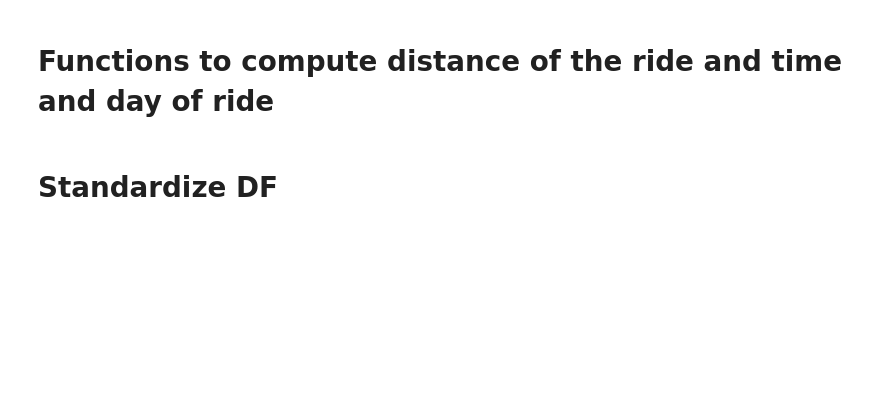
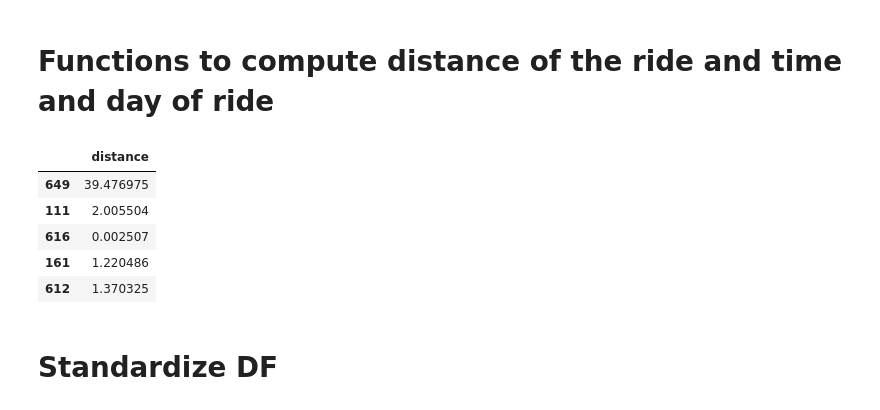
Before and after one commit to LouiseDantas/taxi-fare, a Jupyter notebook: notebooks/taxifarepred.ipynb, the cells around one changed output. Drawn from its saved outputs; the diff is of its cells as text; code cells hidden in the pictures; blank space fills up the shorter version.

```diff
--- a/notebooks/taxifarepred.ipynb
+++ b/notebooks/taxifarepred.ipynb
@@ -127,6 +149,17 @@ class TimeFeaturesEncoder(BaseEstimator, TransformerMixin):
         X_["month"] = X_.index.month
         X_["year"] = X_.index.year
         return X_[['dow', 'hour', 'month', 'year']]
+# %%
+distance_transformed=DistanceTransformer()
+distance=distance_transformed.fit_transform(X_train,y_train)
+distance.head()
+# %% [output]
+|  | distance |
+| 649 | 39.476975 |
+| 111 | 2.005504 |
+| 616 | 0.002507 |
+| 161 | 1.220486 |
+| 612 | 1.370325 |
 # %% [markdown]
 # Standardize DF
 # %%
```
Also changed, not shown: parts of 11 cells of this notebook, 10 other files.
